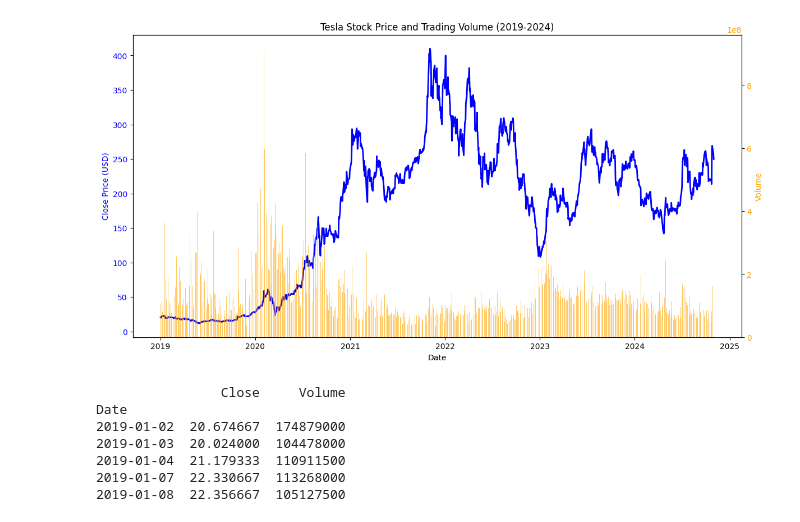
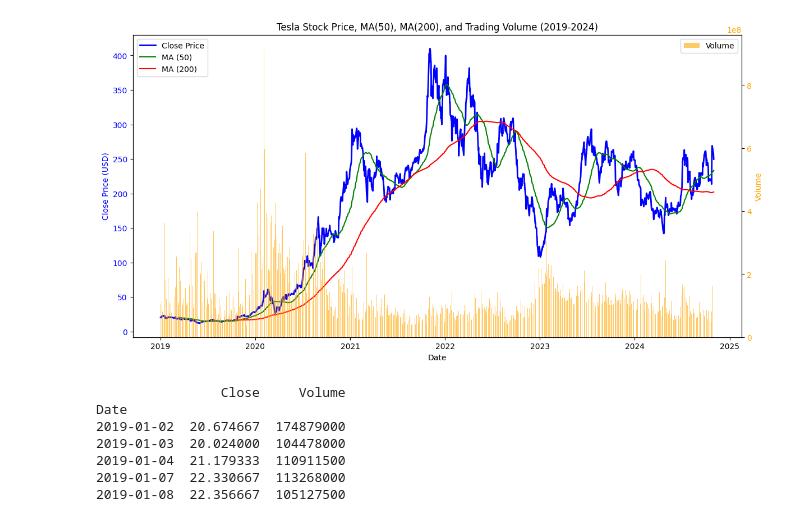
Before and after one commit to TrieuHuynh174/-STAT3013.-P11_Nhom8, a Jupyter notebook: Graph insight.ipynb, the cells around one changed output. Drawn from its saved outputs; the diff is of its cells as text; code cells hidden in the pictures.

```diff
--- a/Graph insight.ipynb
+++ b/Graph insight.ipynb
@@ -82,30 +1,46 @@ dtype: int64
 # %%
 import pandas as pd
 import matplotlib.pyplot as plt
 
-# Đọc dữ liệu từ file CSV
+# Read data from the CSV file
 df = pd.read_csv('Get_data/Tesla_Close_2019_2024.csv', parse_dates=['Date'], index_col='Date')
 
-# Vẽ biểu đồ giá cổ phiếu (Tesla Stock Price) với trục y bên trái
+
+# Tính toán MA(50) và MA(200)
+df['MA50'] = df['Close'].rolling(window=50).mean()
+df['MA200'] = df['Close'].rolling(window=200).mean()
+
+# Vẽ biểu đồ giá cổ phiếu với trục y bên trái
 fig, ax1 = plt.subplots(figsize=(14, 7))
 
 # Vẽ đường giá đóng cửa
 ax1.plot(df.index, df['Close'], color='blue', label='Close Price', linewidth=2)
+
+# Vẽ đường MA(50)
+ax1.plot(df.index, df['MA50'], color='green', label='MA (50)', linewidth=1.5)
+
+# Vẽ đường MA(200)
+ax1.plot(df.index, df['MA200'], color='red', label='MA (200)', linewidth=1.5)
+
 ax1.set_xlabel('Date')
 ax1.set_ylabel('Close Price (USD)', color='blue')
 ax1.tick_params(axis='y', labelcolor='blue')
-ax1.set_title('Tesla Stock Price and Trading Volume (2019-2024)')
+ax1.set_title('Tesla Stock Price, MA(50), MA(200), and Trading Volume (2019-2024)')
 
 # Tạo trục y thứ hai cho Volume
 ax2 = ax1.twinx()
 ax2.bar(df.index, df['Volume'], color='orange', alpha=0.6, label='Volume')
 ax2.set_ylabel('Volume', color='orange')
 ax2.tick_params(axis='y', labelcolor='orange')
 
+# Hiển thị chú thích
+ax1.legend(loc='upper left')
+ax2.legend(loc='upper right')
+
 # Hiển thị biểu đồ
 plt.show()
 # %% [output]
-[figure, old version]
+[figure, new version]
 # %%
 import pandas as pd
 import numpy as np
```
Also changed, not shown: parts of 3 cells of this notebook, 7 other files.
